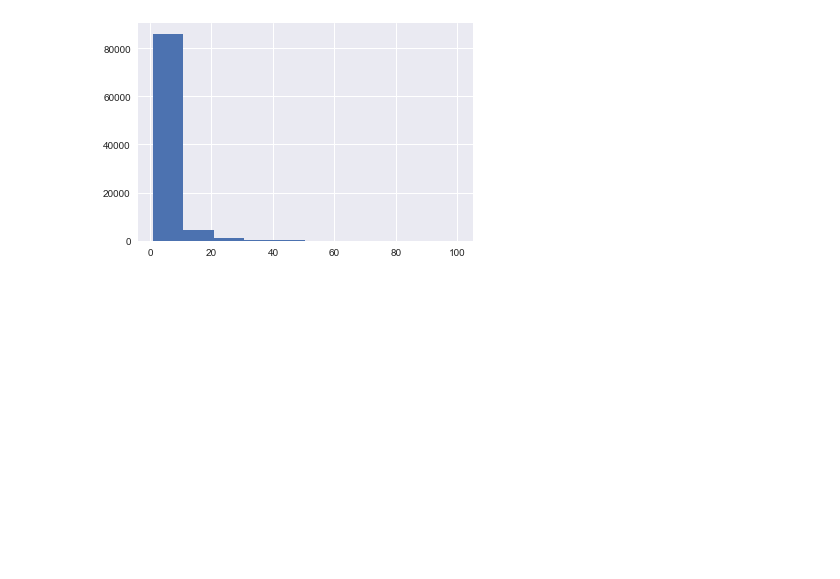
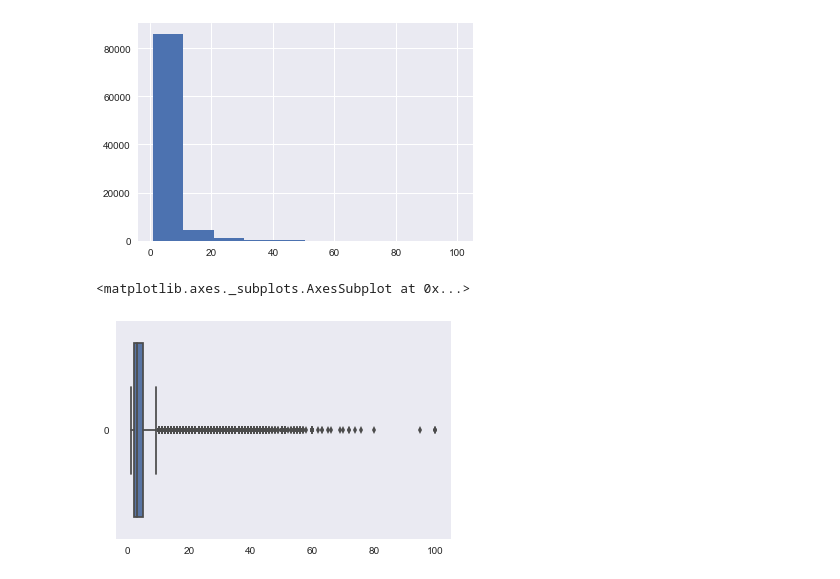
Before and after one commit to recruit-exercise/recruit_exercise, a Jupyter notebook: notebook/check_air_reserve.ipynb, the cells around one changed output. Saved outputs shown, nothing was run; the diff lists cells and outputs as text; code cells hidden in the pictures; blank space fills up the shorter version.

```diff
--- a/notebook/check_air_reserve.ipynb
+++ b/notebook/check_air_reserve.ipynb
@@ -122,3 +128,9 @@ air_rese_df['reserve_visitors'].hist()
 # %% [output]
 <matplotlib.axes._subplots.AxesSubplot at 0x...>
 [figure]
+# %%
+sns.boxplot(data=air_rese_df['reserve_visitors'],
+            orient='h')
+# %% [output]
+<matplotlib.axes._subplots.AxesSubplot at 0x...>
+[figure, added]
```
Also changed, not shown: parts of 13 cells of this notebook.
